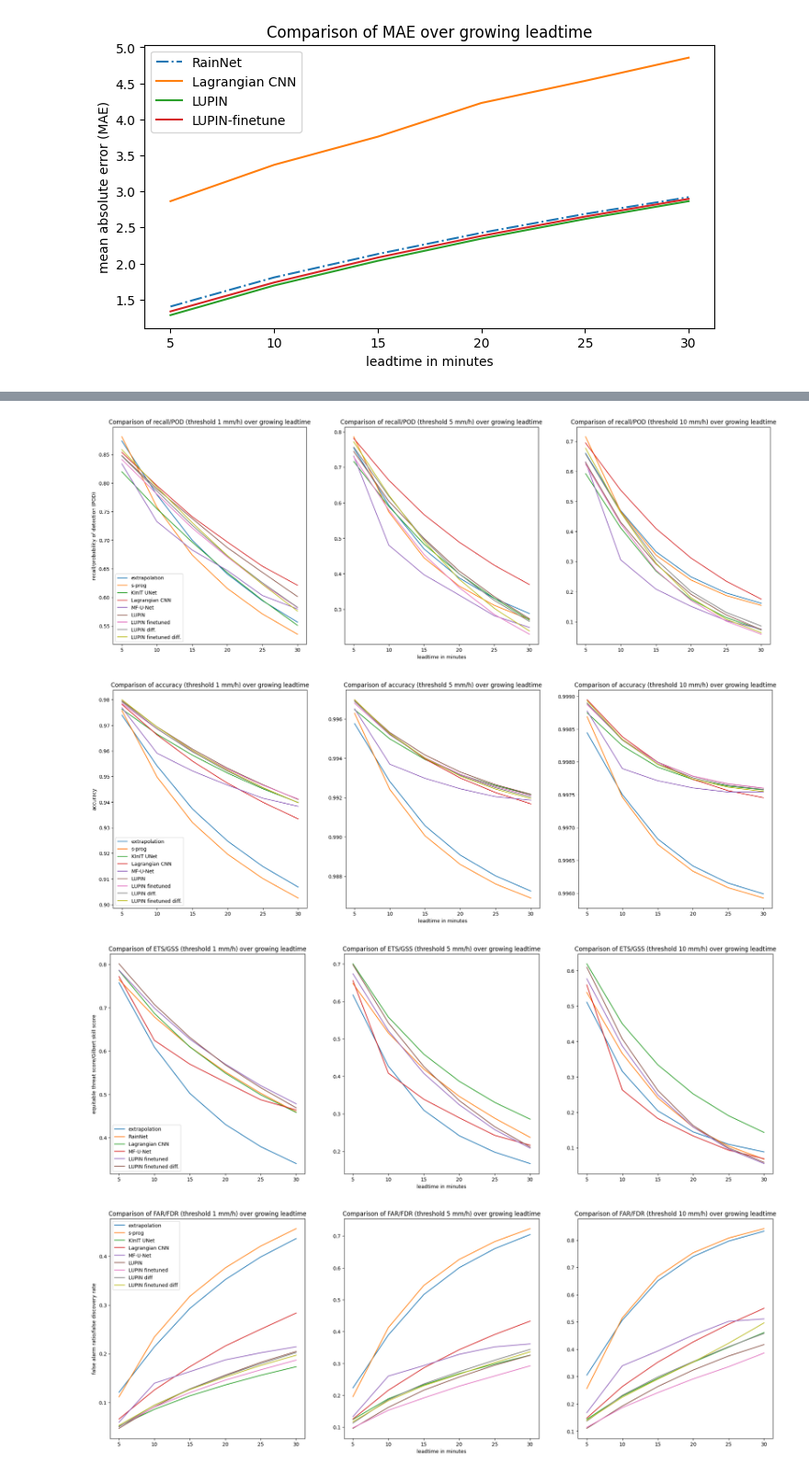
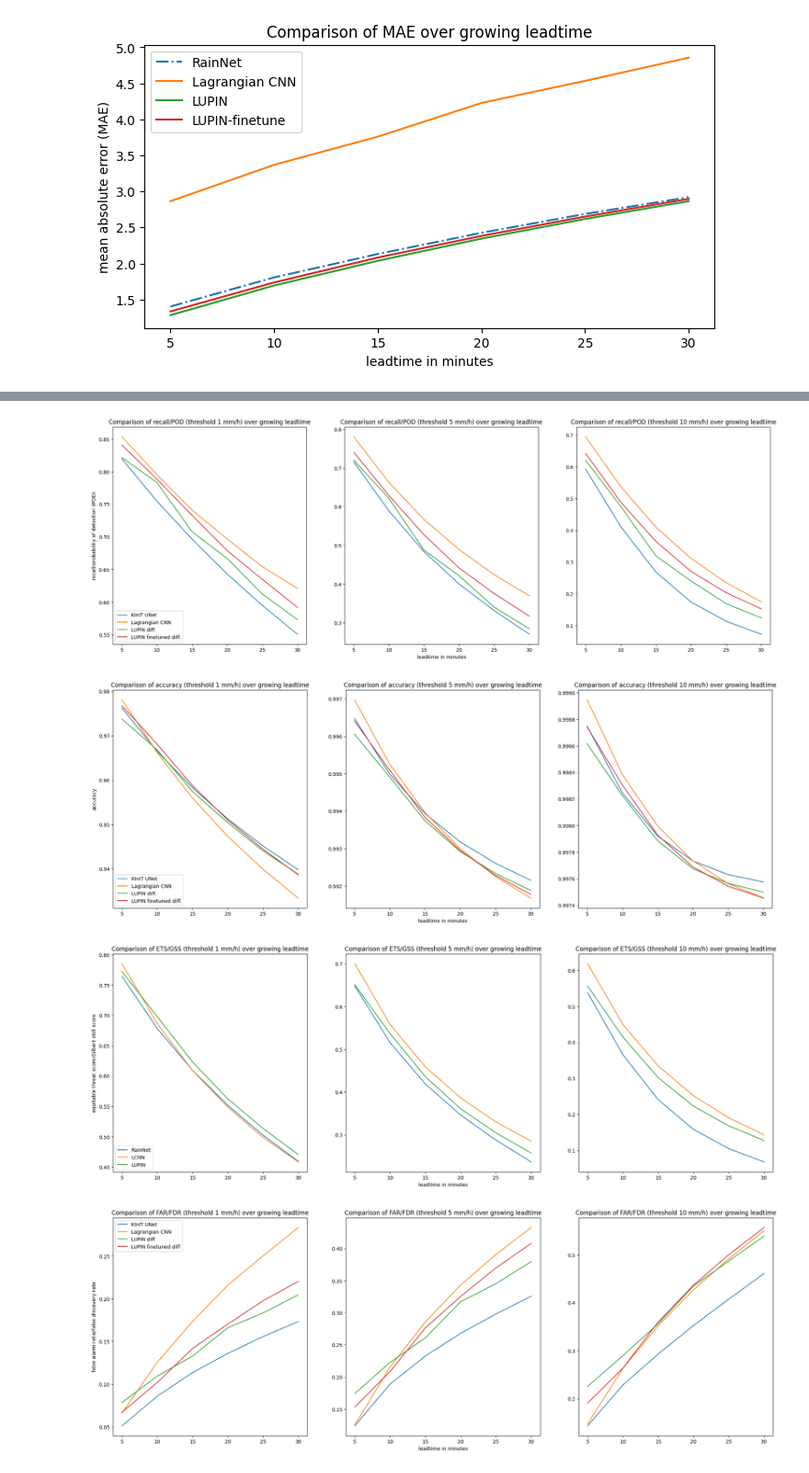
Before and after one commit to kinit-sk/softec-lagrangian-nowcasting, a Jupyter notebook: evaluation.ipynb, the cells around one changed output, grey strips where cells are left out. Shown at 92% size. Cells and saved outputs as stored; diff of their text form; code cells hidden in the pictures.

```diff
--- a/evaluation.ipynb
+++ b/evaluation.ipynb
@@ -570,13 +570,13 @@ plt.show()
 x = [5,10,15,20,25,30]
 fig, axes = plt.subplots(figsize=(24,8), nrows=1, ncols=3, gridspec_kw={'width_ratios': [8,8,8]})
 for i, ax in enumerate(axes):
-    ax.plot(x, recall_sp[i,:], '-', label='extrapolation')
-    ax.plot(x, recall_ep[i,:], '-', label='s-prog')
+    #ax.plot(x, recall_sp[i,:], '-', label='extrapolation')
+    #ax.plot(x, recall_ep[i,:], '-', label='s-prog')
     ax.plot(x, recall_nn[i,:], '-', label='KInIT UNet')
     ax.plot(x, recall_lc[i,:], label='Lagrangian CNN')
-    ax.plot(x, recall_mf[i,:], label='MF-U-Net')
-    ax.plot(x, recall_lupin[i,:], label='LUPIN')
-    ax.plot(x, recall_lupin_ft[i,:], label='LUPIN finetuned')
+    #ax.plot(x, recall_mf[i,:], label='MF-U-Net')
+    #ax.plot(x, recall_lupin[i,:], label='LUPIN')
+    #ax.plot(x, recall_lupin_ft[i,:], label='LUPIN finetuned')
     ax.plot(x, recall_lupin_diff[i,:], label='LUPIN diff.')
     ax.plot(x, recall_lupin_ft_diff[i,:], label='LUPIN finetuned diff.')
 
@@ -587,20 +587,20 @@ axes[0].legend(loc="lower left")
 axes[1].set_xlabel("leadtime in minutes")
 plt.show()
 # %% [output]
-[figure, old version]
+[figure, new version]
 # %%
 # accuracy plot
 %matplotlib inline
 x = [5,10,15,20,25,30]
 fig, axes = plt.subplots(figsize=(24,8), nrows=1, ncols=3, gridspec_kw={'width_ratios': [8,8,8]})
 for i, ax in enumerate(axes):
-    ax.plot(x, accuracy_sp[i,:], '-', label='extrapolation')
-    ax.plot(x, accuracy_ep[i,:], '-', label='s-prog')
+    #ax.plot(x, accuracy_sp[i,:], '-', label='extrapolation')
+    #ax.plot(x, accuracy_ep[i,:], '-', label='s-prog')
     ax.plot(x, accuracy_nn[i,:], '-', label='KInIT UNet')
     ax.plot(x, accuracy_lc[i,:], label='Lagrangian CNN')
-    ax.plot(x, accuracy_mf[i,:], label='MF-U-Net')
-    ax.plot(x, accuracy_lupin[i,:], label='LUPIN')
-    ax.plot(x, accuracy_lupin_ft[i,:], label='LUPIN finetuned')
+    #ax.plot(x, accuracy_mf[i,:], label='MF-U-Net')
+    #ax.plot(x, accuracy_lupin[i,:], label='LUPIN')
+    #ax.plot(x, accuracy_lupin_ft[i,:], label='LUPIN finetuned')
     ax.plot(x, accuracy_lupin_diff[i,:], label='LUPIN diff.')
     ax.plot(x, accuracy_lupin_ft_diff[i,:], label='LUPIN finetuned diff.')
 
@@ -611,22 +611,22 @@ axes[0].legend(loc="lower left")
 axes[1].set_xlabel("leadtime in minutes")
 plt.show()
 # %% [output]
-[figure, old version]
+[figure, new version]
 # %%
 # ets/gss plot
 %matplotlib inline
 x = [5,10,15,20,25,30]
 fig, axes = plt.subplots(figsize=(24,8), nrows=1, ncols=3, gridspec_kw={'width_ratios': [8,8,8]})
 for i, ax in enumerate(axes):
-    ax.plot(x, ets_sp[i,:], '-', label='extrapolation')
-    # ax.plot(x, ets_ep[i,:], '-', label='s-prog')
+    #ax.plot(x, ets_sp[i,:], '-', label='extrapolation')
+    #ax.plot(x, ets_ep[i,:], '-', label='s-prog')
     ax.plot(x, ets_nn[i,:], '-', label='RainNet')
-    ax.plot(x, ets_lc[i,:], label='Lagrangian CNN')
-    ax.plot(x, ets_mf[i,:], label='MF-U-Net')
-    # ax.plot(x, ets_lupin[i,:], label='LUPIN')
-    ax.plot(x, ets_lupin_ft[i,:], label='LUPIN finetuned')
+    ax.plot(x, ets_lc[i,:], label='LCNN')
+    #ax.plot(x, ets_mf[i,:], label='MF-U-Net')
+    #ax.plot(x, ets_lupin[i,:], label='LUPIN')
+    #ax.plot(x, ets_lupin_ft[i,:], label='LUPIN finetuned')
     # ax.plot(x, ets_lupin_diff[i,:], label='LUPIN diff.')
-    ax.plot(x, ets_lupin_ft_diff[i,:], label='LUPIN finetuned diff.')
+    ax.plot(x, ets_lupin_ft_diff[i,:], label='LUPIN')
 
     ax.set_title(f'Comparison of ETS/GSS (threshold {thresholds_mmh[i]} mm/h) over growing leadtime')
 
@@ -635,31 +635,31 @@ axes[0].legend(loc="lower left")
 axes[1].set_xlabel("leadtime in minutes")
 plt.show()
 # %% [output]
-[figure, old version]
+[figure, new version]
 # %%
 # far plot
 %matplotlib inline
 x = [5,10,15,20,25,30]
 fig, axes = plt.subplots(figsize=(24,8), nrows=1, ncols=3, gridspec_kw={'width_ratios': [8,8,8]})
 for i, ax in enumerate(axes):
-    ax.plot(x, far_sp[i,:], '-', label='extrapolation')
-    ax.plot(x, far_ep[i,:], '-', label='s-prog')
+    #ax.plot(x, far_sp[i,:], '-', label='extrapolation')
+    #ax.plot(x, far_ep[i,:], '-', label='s-prog')
     ax.plot(x, far_nn[i,:], '-', label='KInIT UNet')
     ax.plot(x, far_lc[i,:], label='Lagrangian CNN')
-    ax.plot(x, far_mf[i,:], label='MF-U-Net')
-    ax.plot(x, far_lupin[i,:], label='LUPIN')
-    ax.plot(x, far_lupin_ft[i,:], label='LUPIN finetuned')
+    #ax.plot(x, far_mf[i,:], label='MF-U-Net')
+    #ax.plot(x, far_lupin[i,:], label='LUPIN')
+    #ax.plot(x, far_lupin_ft[i,:], label='LUPIN finetuned')
     ax.plot(x, far_lupin_diff[i,:], label='LUPIN diff')
     ax.plot(x, far_lupin_ft_diff[i,:], label='LUPIN finetuned diff')
 
     ax.set_title(f'Comparison of FAR/FDR (threshold {thresholds_mmh[i]} mm/h) over growing leadtime')
 
 axes[0].set_ylabel("false alarm ratio/false discovery rate")
 axes[0].legend(loc="upper left")
 axes[1].set_xlabel("leadtime in minutes")
 plt.show()
 # %% [output]
-[figure, old version]
+[figure, new version]
 # %%
 %matplotlib notebook
 #target = targets[100]
```
Also changed, not shown: parts of 5 cells of this notebook, 6 other files.
